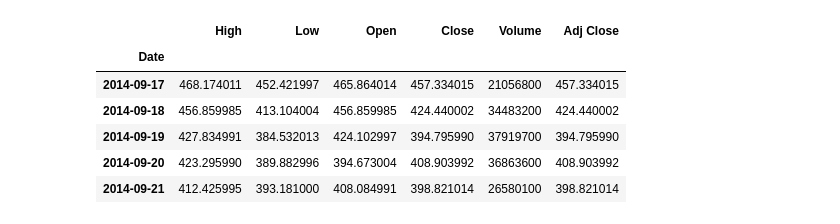
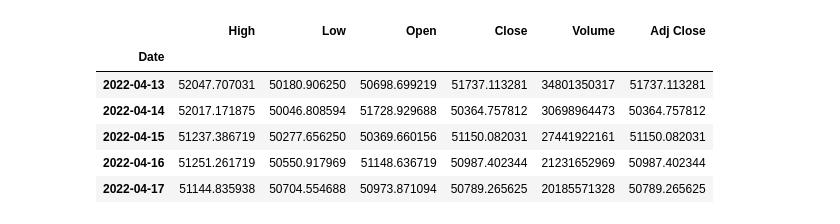
Before and after one commit to Fayee0103/Team9-Project1, a Jupyter notebook: datareader.ipynb, the cells around one changed output. Saved outputs shown, nothing was run; the diff lists cells and outputs as text; code cells hidden in the pictures.

```diff
--- a/datareader.ipynb
+++ b/datareader.ipynb
@@ -4,20 +4,20 @@ import datetime
 import matplotlib.pyplot as plt
 # %%
 start = datetime.datetime(2012,1,1)
-end = datetime.datetime(2022,1,1)
+end = datetime.datetime(2022,4,17)
 # %%
 google = web.DataReader('GOOGL', 'yahoo', start, end)
 tesla = web.DataReader('TSLA', 'yahoo', start, end)
 spy = web.DataReader('SPY', 'yahoo', start, end)
 tnx = web.DataReader('^TNX', 'yahoo', start, end)
-btc = web.DataReader('BTC-USD', 'yahoo', start, end)
+btc = web.DataReader('BTC-CAD', 'yahoo', start, end)
 # %%
-btc.head()
+btc.tail()
 # %% [output]
 |  | High | Low | Open | Close | Volume | Adj Close |
 | Date |  |  |  |  |  |  |
-| 2014-09-17 | 468.174011 | 452.421997 | 465.864014 | 457.334015 | 21056800 | 457.334015 |
-| 2014-09-18 | 456.859985 | 413.104004 | 456.859985 | 424.440002 | 34483200 | 424.440002 |
-| 2014-09-19 | 427.834991 | 384.532013 | 424.102997 | 394.795990 | 37919700 | 394.795990 |
-| 2014-09-20 | 423.295990 | 389.882996 | 394.673004 | 408.903992 | 36863600 | 408.903992 |
-| 2014-09-21 | 412.425995 | 393.181000 | 408.084991 | 398.821014 | 26580100 | 398.821014 |
+| 2022-04-13 | 52047.707031 | 50180.906250 | 50698.699219 | 51737.113281 | 34801350317 | 51737.113281 |
+| 2022-04-14 | 52017.171875 | 50046.808594 | 51728.929688 | 50364.757812 | 30698964473 | 50364.757812 |
+| 2022-04-15 | 51237.386719 | 50277.656250 | 50369.660156 | 51150.082031 | 27441922161 | 51150.082031 |
+| 2022-04-16 | 51251.261719 | 50550.917969 | 51148.636719 | 50987.402344 | 21231652969 | 50987.402344 |
+| 2022-04-17 | 51144.835938 | 50704.554688 | 50973.871094 | 50789.265625 | 20185571328 | 50789.265625 |
```
Also changed, not shown: 1 other file.
